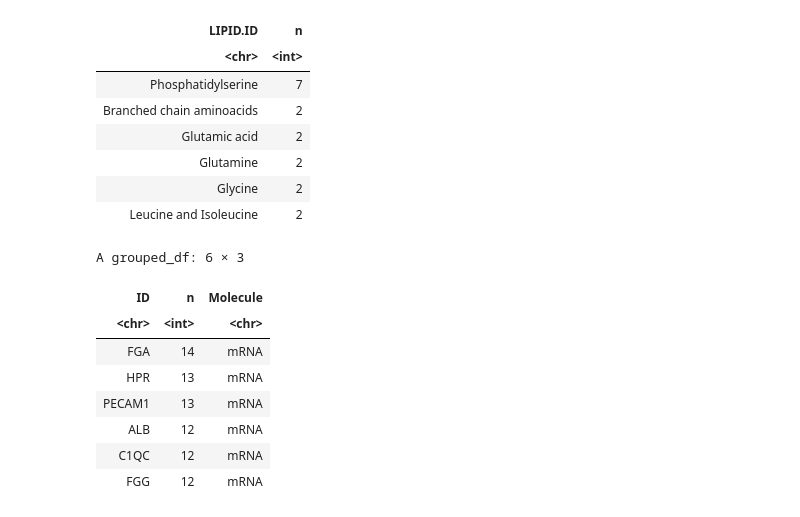
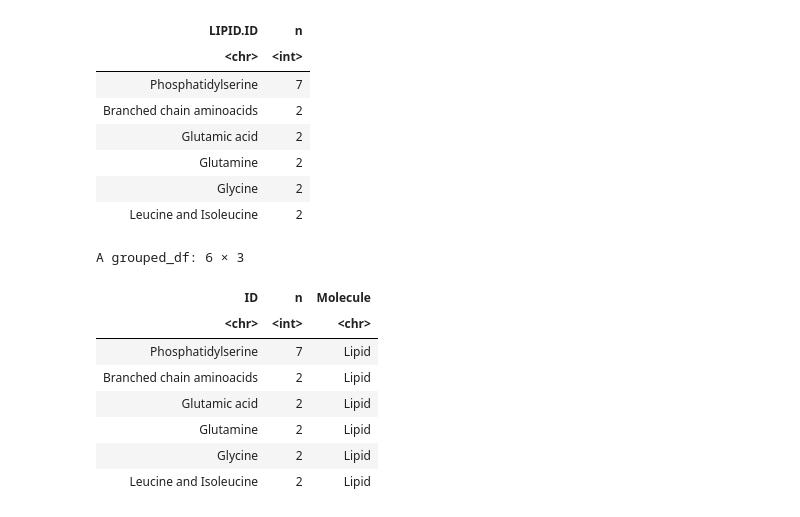
Before and after one commit to Ragerlab/Exosomes_PublicHealth, a Jupyter notebook: Figure 2.ipynb, the cells around one changed output. Drawn from its saved outputs; the diff is of its cells as text; code cells hidden in the pictures.

```diff
--- a/Figure 2.ipynb
+++ b/Figure 2.ipynb
@@ -118,30 +139,30 @@ A grouped_df: 6 × 2
 # %%
 #combining into one df
 mrna_count$Molecule = rep("mRNA", times = length(mrna_count$GENE.SYMBOL))
 mirna_count$Molecule = rep("miRNA", times = length(mirna_count$MIRNA.ID))
 lipid_count$Molecule = rep("Lipid", times = length(lipid_count$LIPID.ID))
 molecule_count = rbind(mrna_count %>%
                            rename(ID = GENE.SYMBOL),
                        mirna_count %>%
                            rename(ID = MIRNA.ID),
                        lipid_count %>%
                            rename(ID = LIPID.ID))
 
 molecule_count = molecule_count %>%
     group_by(Molecule) %>%
     #for some reason ggplot plots in reverse alphabetical order, so it's reversed in the df instead
-    arrange(-n, ID)
+    arrange(Molecule, -n, ID)
 head(molecule_count)
 # %% [output]
 A grouped_df: 6 × 3
 | ID | n | Molecule |
 | <chr> | <int> | <chr> |
-| FGA | 14 | mRNA |
-| HPR | 13 | mRNA |
-| PECAM1 | 13 | mRNA |
-| ALB | 12 | mRNA |
-| C1QC | 12 | mRNA |
-| FGG | 12 | mRNA |
+| Phosphatidylserine | 7 | Lipid |
+| Branched chain aminoacids | 2 | Lipid |
+| Glutamic acid | 2 | Lipid |
+| Glutamine | 2 | Lipid |
+| Glycine | 2 | Lipid |
+| Leucine and Isoleucine | 2 | Lipid |
 # %%
 #grouped by number of identifications
 options(repr.plot.width=20, repr.plot.height=7) #changing size
```
Also changed, not shown: parts of 3 cells of this notebook.
